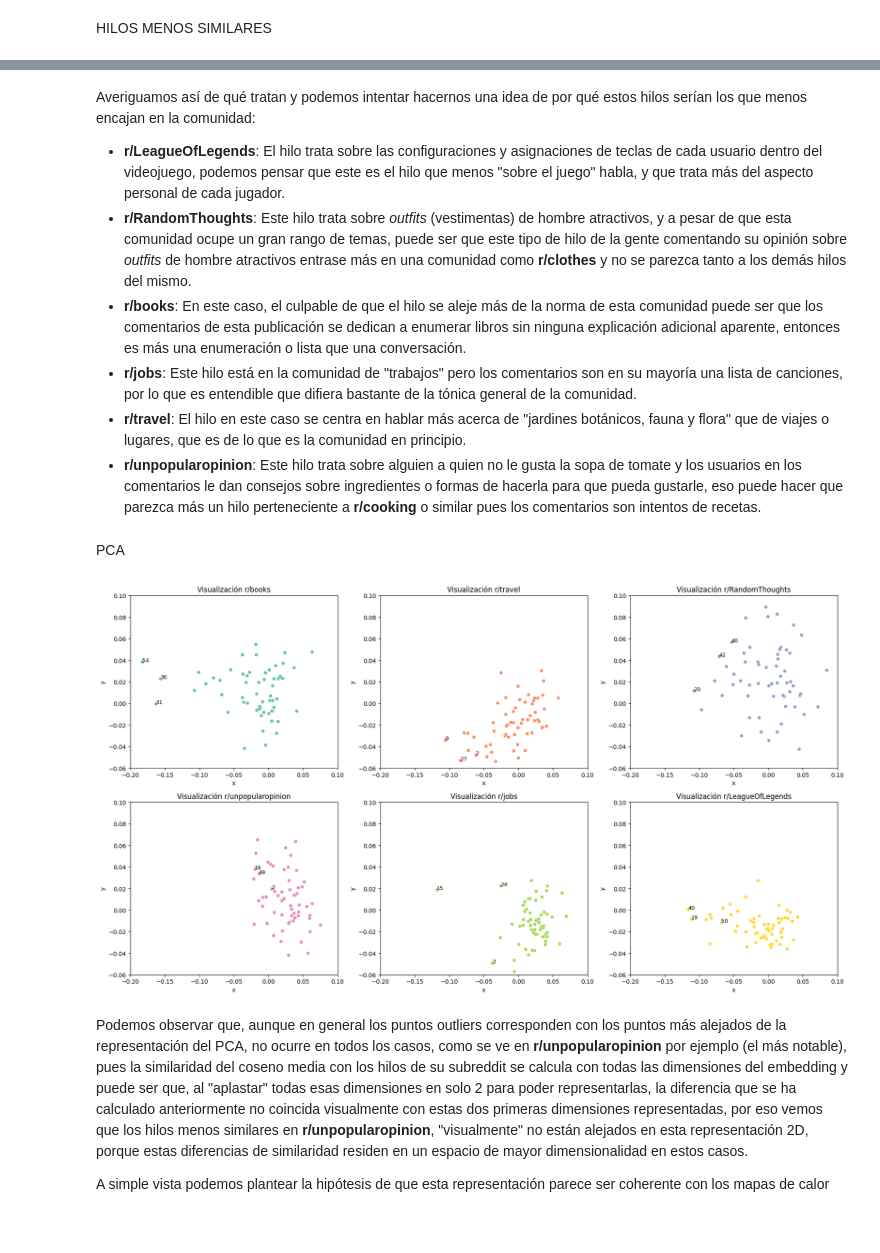
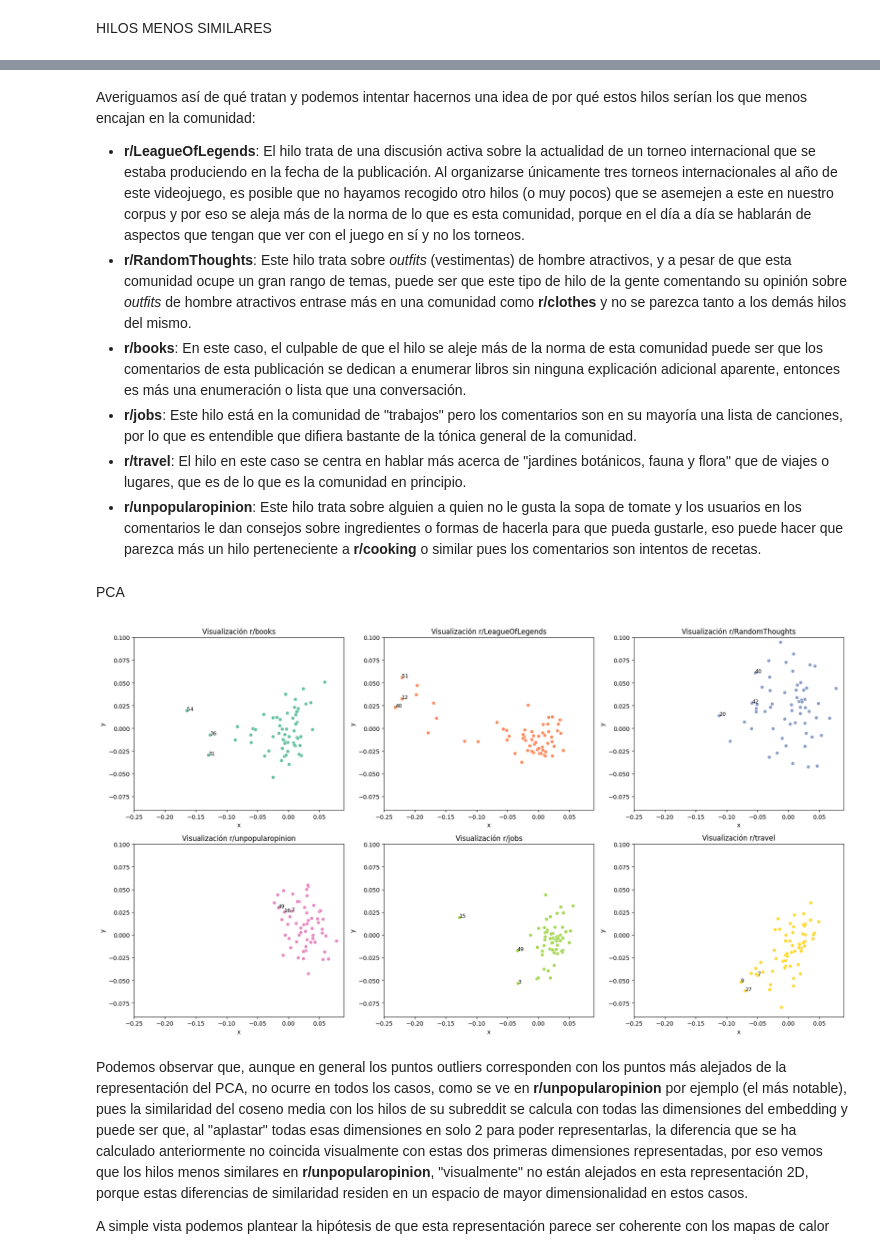
Before and after one commit to daniela-murciam-um-es/PLN-practicasParte2, a Jupyter notebook: apartado_3.ipynb, the cells around one changed output, grey strips where cells are left out. Cells and saved outputs as stored; diff of their text form; code cells hidden in the pictures; blank space fills up the shorter version.

```diff
--- a/apartado_3.ipynb
+++ b/apartado_3.ipynb
@@ -16,7 +18,7 @@ ft_model = fasttext.load_model ("crawl-300d-2M-subword.bin")
 Para poder comparar la similaridad entre hilos debemos de juntar todos los comentarios de cada hilo en un solo texto por hilo, y luego calcular sus sentence embeddings para poder aplicar la similaridad del coseno.
 # %%
 # Cargamos los datos (ejemplo con un subreddit)
-books = pd.read_json('limpio_books.json')
+books = pd.read_json('completo_books.json')
 
 # Extraemos y concatenamos comentarios por hilo
 # La columna 'submissions' tiene una lista de hilos
@@ -25,13 +27,14 @@ def preparar_texto_hilo(row):
     hilo = row['submissions']
     # Extraemos título
     titulo = str(hilo.get('title', ''))
+    texto_submission = str(hilo.get('selftext', ''))
 
     # Extraemos el cuerpo de todos los comentarios y los unimos con un join
     comentarios = hilo.get('comments', [])
     texto_comentarios = " ".join([str(c.get('body', '')) for c in comentarios])
 
     # Devolvemos todo unido en un solo string
-    return f"{titulo} {texto_comentarios}".strip()
+    return f"{titulo} {texto_submission} {texto_comentarios}".strip()
 
 # Creamos la columna con el texto completo del hilo
 books['texto_completo'] = books.apply(preparar_texto_hilo, axis=1)
@@ -123,12 +128,13 @@ Pasamos ahora a realizar este mismo análisis con los 6 subreddits extraídos a
 import pandas as pd
 
 archivos_json = [
-    "limpio_books.json",
-    "limpio_travel.json",
-    "limpio_RandomThoughts.json",
-    "limpio_unpopularopinion.json",
-    "limpio_jobs.json",
-    "limpio_LeagueOfLegends.json"
+    "completo_books.json",
+    "completo_LeagueOfLegends.json",
+    "completo_RandomThoughts.json",
+    "completo_unpopularopinion.json",
+    "completo_jobs.json",
+    "completo_travel.json"
+
 ]
 
 # Lista para ir guardando los dataframes temporales
@@ -146,12 +152,13 @@ df_total = pd.concat(lista_dfs, ignore_index=True)
 def preparar_texto_hilo(row):
     hilo = row['submissions']
     titulo = str(hilo.get('title', ''))
+    texto_submission = str(hilo.get('selftext', ''))
 
     comentarios = hilo.get('comments', [])
     # Unimos comentarios y limpiamos saltos de línea (produce un error en FastText)
     texto_comentarios = " ".join([str(c.get('body', '')).replace('\n', ' ') for c in comentarios])
 
-    return f"{titulo} {texto_comentarios}".strip().replace('\n', ' ')
+    return f"{titulo} {texto_submission} {texto_comentarios}".strip().replace('\n', ' ')
 
 # Procesamos los textos y generamos los embeddings para todos los hilos extraídos
 df_total['texto_completo'] = df_total.apply(preparar_texto_hilo, axis=1)
@@ -200,7 +207,7 @@ for i, sub in enumerate(subreddits):
 
     # Dibujamos el heatmap
     sns.heatmap(similitud_sub, annot=False, cmap='coolwarm', ax=axes[i],
-                cbar=True, square=True, vmin=0.87)
+                cbar=True, square=True, vmin=0.84)
 
     axes[i].set_title(f'Similitud en r/{sub}')
     axes[i].set_xlabel('Hilos')
@@ -260,7 +267,7 @@ Hilo menos similar en unpopularopinion:
 # %% [markdown]
 Averiguamos así de qué tratan y podemos intentar hacernos una idea de por qué estos hilos serían los que menos encajan en la comunidad:
 
-- **r/LeagueOfLegends**: El hilo trata sobre las configuraciones y asignaciones de teclas de cada usuario dentro del videojuego, podemos pensar que este es el hilo que menos "sobre el juego" habla, y que trata más del aspecto personal de cada jugador.
+- **r/LeagueOfLegends**: El hilo trata de una discusión activa sobre la actualidad de un torneo internacional que se estaba produciendo en la fecha de la publicación. Al organizarse únicamente tres torneos internacionales al año de este videojuego, es posible que no hayamos recogido otro hilos (o muy pocos) que se asemejen a este en nuestro corpus y por eso se aleja más de la norma de lo que es esta comunidad, porque en el día a día se hablarán de aspectos que tengan que ver con el juego en sí y no los torneos.
 - **r/RandomThoughts**: Este hilo trata sobre *outfits* (vestimentas) de hombre atractivos, y a pesar de que esta comunidad ocupe un gran rango de temas, puede ser que este tipo de hilo de la gente comentando su opinión sobre *outfits* de hombre atractivos entrase más en una comunidad como **r/clothes** y no se parezca tanto a los demás hilos del mismo.
 - **r/books**: En este caso, el culpable de que el hilo se aleje más de la norma de esta comunidad puede ser que los comentarios de esta publicación se dedican a enumerar libros sin ninguna explicación adicional aparente, entonces es más una enumeración o lista que una conversación.
 - **r/jobs**: Este hilo está en la comunidad de "trabajos" pero los comentarios son en su mayoría una lista de canciones, por lo que es entendible que difiera bastante de la tónica general de la comunidad.
@@ -284,36 +291,36 @@ df_total['y'] = puntos_2d[:, 1]
 subreddits = df_total['subreddit'].unique()
 ncols = 3
 nrows = 2
 
 palette = sns.color_palette("Set2", len(subreddits))
 
 fig, axes = plt.subplots(nrows=nrows, ncols=ncols, figsize=(18, 5 * nrows))
 axes = axes.flatten() # Aplanamos para poder iterar fácilmente
 
 # Dibujamosuna gráfica por cada subreddit
 for i, sub in enumerate(subreddits):
     # Filtramos los datos solo para esta comunidad
     df_sub = df_total[df_total['subreddit'] == sub]
 
     # Dibujamos el scatterplot en el subgráfico correspondiente
     sns.scatterplot(data=df_sub, x='x', y='y',color=palette[i], ax=axes[i])
-    axes[i].set_xlim(-0.2, 0.1)
-    axes[i].set_ylim(-0.06, 0.1)
+    axes[i].set_xlim(-0.25, 0.09)
+    axes[i].set_ylim(-0.09, 0.1)
     axes[i].set_title(f"Visualización r/{sub}")
 
     # Calculamos el 5% "peor" (menos similares) SOLO para este subreddit
     umbral_outliers = df_sub['similitud_media'].quantile(0.05)
 
     # Identificamos los puntos más lejanos
     for idx, row in df_sub.iterrows():
         if row['similitud_media'] < umbral_outliers:
             # Ponemos el índice original de cada subreddit
             axes[i].text(row['x'], row['y'], str(idx%59), fontsize=9, color='black')
 
 plt.tight_layout()
 plt.show()
 # %% [output]
-[figure, old version]
+[figure, new version]
 # %% [markdown]
 Podemos observar que, aunque en general los puntos outliers corresponden con los puntos más alejados de la representación del PCA, no ocurre en todos los casos, como se ve en **r/unpopularopinion** por ejemplo (el más notable), pues la similaridad del coseno media con los hilos de su subreddit se calcula con todas las dimensiones del embedding y puede ser que, al "aplastar" todas esas dimensiones en solo 2 para poder representarlas, la diferencia que se ha calculado anteriormente no coincida visualmente con estas dos primeras dimensiones representadas, por eso vemos que los hilos menos similares en **r/unpopularopinion**, "visualmente" no están alejados en esta representación 2D, porque estas diferencias de similaridad residen en un espacio de mayor dimensionalidad en estos casos.
 
```
Also changed, not shown: parts of 11 cells of this notebook, 1 other file.
